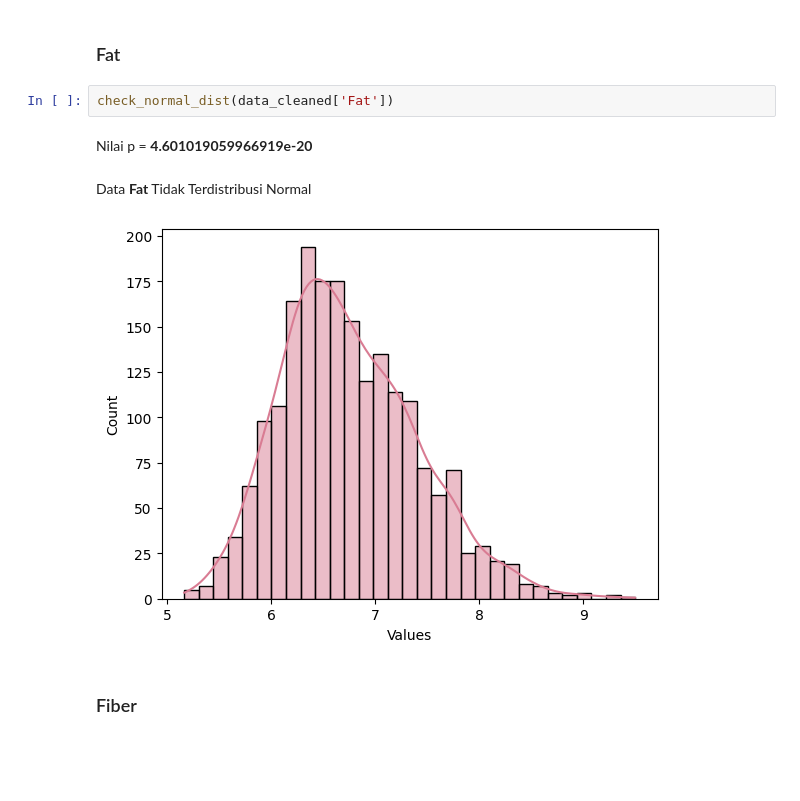
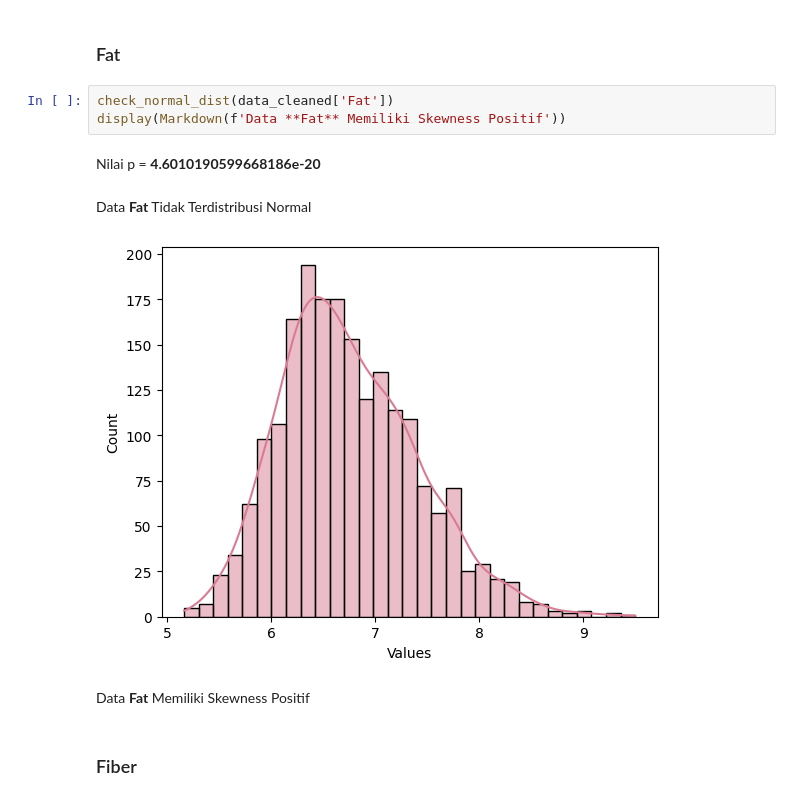
Before and after one commit to wigaandini/K1-IF2220-13522053-13522063, a Jupyter notebook: K1-IF2220-13522053-13522063.ipynb, the cells around one changed output. Saved outputs shown, nothing was run; the diff lists cells and outputs as text; blank space fills up the shorter version.

```diff
--- a/K1-IF2220-13522053-13522063.ipynb
+++ b/K1-IF2220-13522053-13522063.ipynb
@@ -356,11 +360,13 @@ Data **Sodium** Terdistribusi Normal
 [figure]
 # %% [markdown]
 ### Fat
-# %%
-check_normal_dist(data_cleaned['Fat'])
-# %% [output]
-Nilai p = **4.601019059966919e-20**
-Data **Fat** Tidak Terdistribusi Normal
-[figure, removed]
+# %%
+check_normal_dist(data_cleaned['Fat'])
+display(Markdown(f'Data **Fat** Memiliki Skewness Positif'))
+# %% [output]
+Nilai p = **4.6010190599668186e-20**
+Data **Fat** Tidak Terdistribusi Normal
+[figure, added]
+Data **Fat** Memiliki Skewness Positif
 # %% [markdown]
 ### Fiber
```
Also changed, not shown: parts of 24 cells of this notebook.
